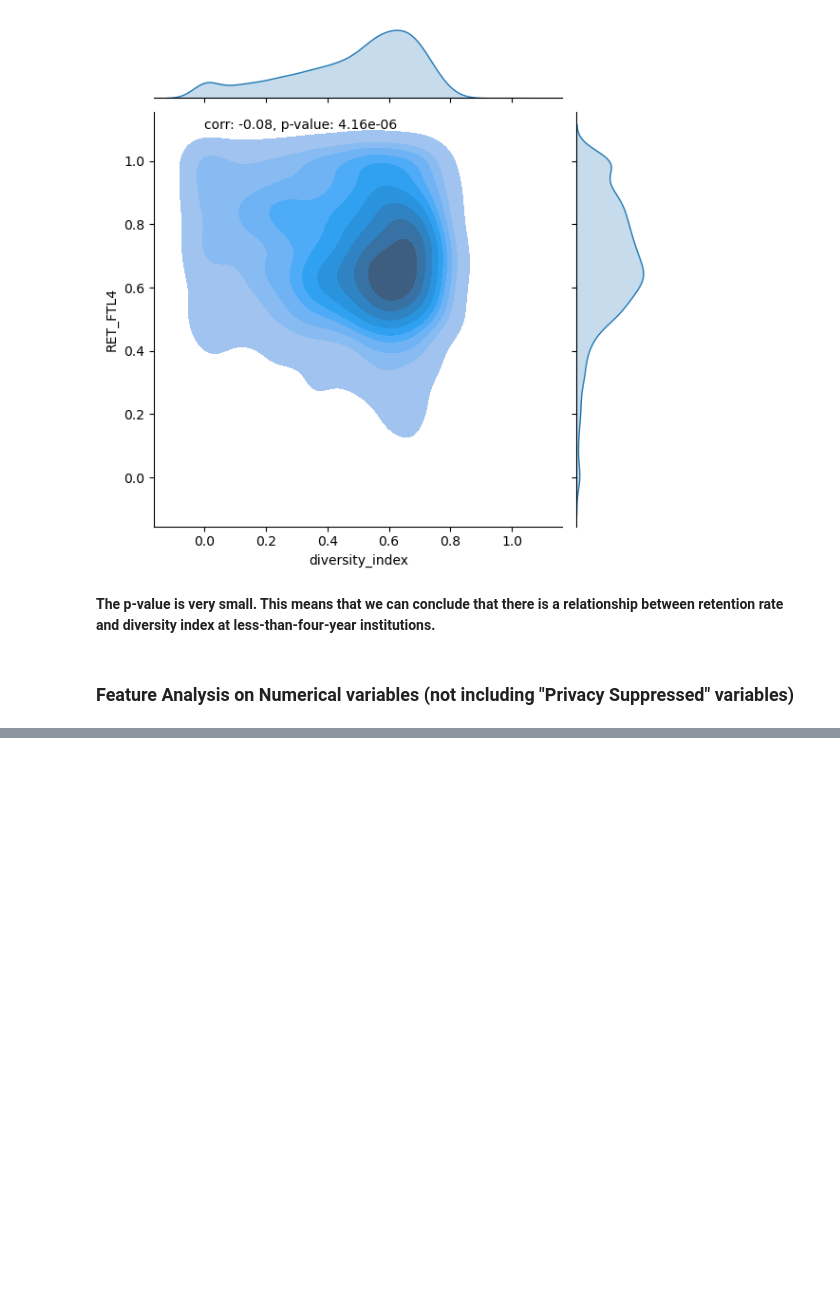
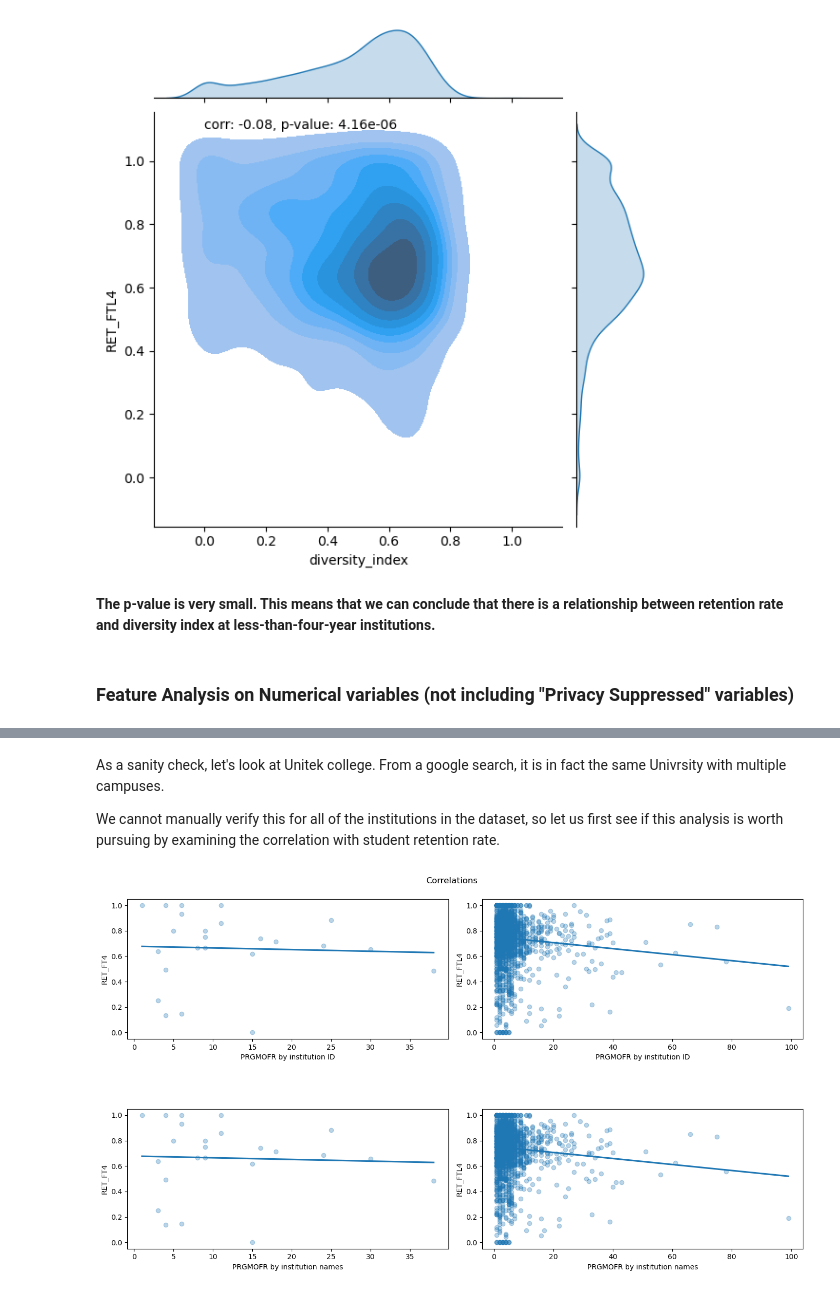
Before and after one commit to UCB-stat-159-s23/project-Group11, a Jupyter notebook: Exploratory_Analysis.ipynb, the cells around one changed output, grey strips where cells are left out. Cells and saved outputs as stored; diff of their text form; code cells hidden in the pictures; blank space fills up the shorter version.

Commit message:
combine all variable analysis into Exploratory_Analysis.ipynb

```diff
--- a/Exploratory_Analysis.ipynb
+++ b/Exploratory_Analysis.ipynb
@@ -504,0 +517,6 @@ compute_feature_importance(clean_data, 'RET_FTL4')
+# %%
+#aggregate information on institution by each name
+inst_per_instnm = data.groupby("INSTNM")[["UNITID", "PRGMOFR", "CITY"]]\
+    .agg([list, len]).sort_values([("CITY", "len")], ascending=False)\
+    .drop(columns=[(col, "len") for col in ["UNITID", "PRGMOFR"]])
+inst_per_instnm.head()
@@ -504,0 +532,29 @@ compute_feature_importance(clean_data, 'RET_FTL4')
+# %% [markdown]
+As a sanity check, let's look at Unitek college. From a google search, it is in fact the same Univrsity with multiple campuses.
+
+We cannot manually verify this for all of the institutions in the dataset, so let us first see if this analysis is worth pursuing by examining the correlation with student retention rate.
+# %%
+#sum the PRGMOFR values for each institution name, treating np.nan's as 0
+PRGMOFR_with_dups = inst_per_instnm[[("PRGMOFR", "list")]].apply(lambda x: np.nansum(x.values[0]), axis=1)
+PRGMOFR_dups_sample = data[data.INSTNM.isin(PRGMOFR_with_dups.index.values)]
+# %%
+fig, axs = plt.subplots(2, 2)
+sns.regplot(x = "PRGMOFR", y = "RET_FT4", data = PRGMOFR_dups_sample, scatter_kws={'alpha':0.3}, ci=False, ax=axs[0,0])
+axs[0,0].set_xlabel("PRGMOFR by institution ID")
+pos = axs[0,0].get_position()
+pos.y0 += .4
+axs[0,0].set_position(pos)
+sns.regplot(x = "PRGMOFR", y = "RET_FTL4", data = PRGMOFR_dups_sample, scatter_kws={'alpha':0.3}, ci=False, ax=axs[0,1])
+axs[0,1].set_xlabel("PRGMOFR by institution ID")
+pos = axs[0,1].get_position()
+pos.y0 += .4
+axs[0,1].set_position(pos)
+sns.regplot(x = "PRGMOFR", y = "RET_FT4", data = data, scatter_kws={'alpha':0.3}, ci=False, ax=axs[1,0])
+axs[1,0].set_xlabel("PRGMOFR by institution names")
+sns.regplot(x = "PRGMOFR", y = "RET_FTL4", data = data, scatter_kws={'alpha':0.3}, ci=False, ax=axs[1,1])
+axs[1,1].set_xlabel("PRGMOFR by institution names")
+fig.tight_layout()
+fig.subplots_adjust(hspace=.5)
+fig.suptitle("Correlations");
+# %% [output]
+[figure, added]
```
Also changed, not shown: parts of 50 cells of this notebook.
